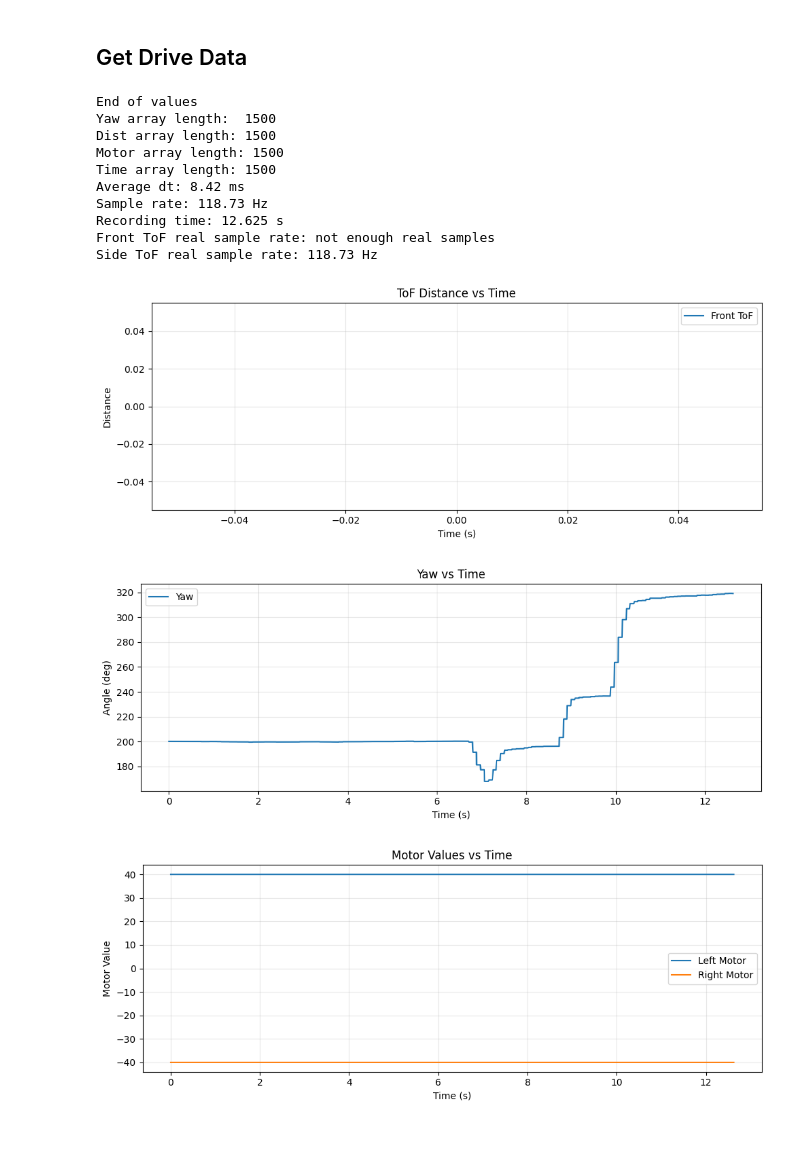
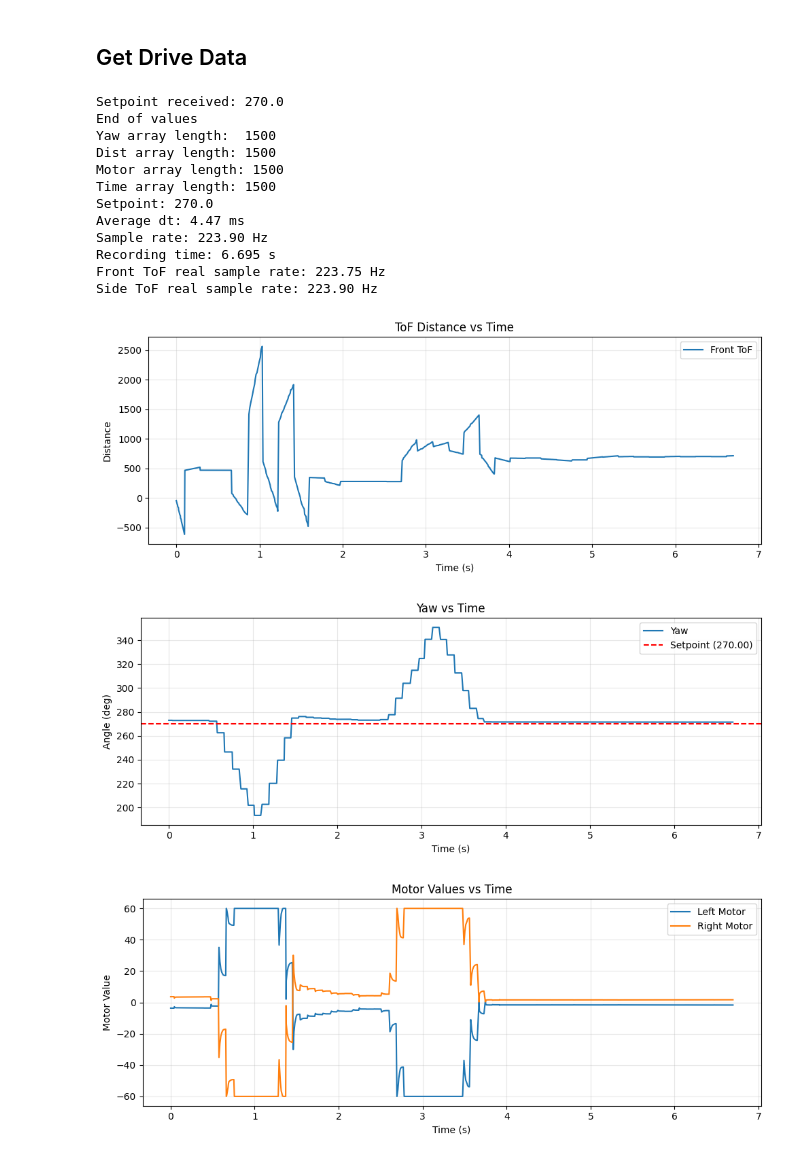
Before and after one commit to leslier7/ece5160-fast-robotics, a Jupyter notebook: jupyter_notebooks/bluetoothcontrols.ipynb, the cells around one changed output. Saved outputs shown, nothing was run; the diff lists cells and outputs as text; code cells hidden in the pictures.

```diff
--- a/jupyter_notebooks/bluetoothcontrols.ipynb
+++ b/jupyter_notebooks/bluetoothcontrols.ipynb
@@ -884,10 +884,12 @@ time_values = []
 yaw_values = []
 dist_values = []
 motor_values = []
+setpoint_value = None
 
 def drive_data_notification_callback(uuid, data: bytearray):
+    global setpoint_value
+
     msg = ble.bytearray_to_string(data).strip()
-    # print("Msg received:", repr(msg))
 
     parts = [p.strip() for p in msg.split(",") if p.strip()]
     for token in parts:
@@ -896,8 +898,17 @@ def drive_data_notification_callback(uuid, data: bytearray):
             done.set()
             return
 
+        if token.lower().startswith("setpoint:"):
+            try:
+                _, sp_str = token.split(":", 1)
+                setpoint_value = float(sp_str)
+                print(f"Setpoint received: {setpoint_value}")
+            except ValueError:
+                print("Bad setpoint token:", repr(token))
+            continue
+
         try:
-            # New format:
+            # Sample format:
             # time:yaw:front:side:left_motor:right_motor
             time_str, yaw_str, front_str, side_str, left_mot_str, right_mot_str = token.split(":", 5)
 
@@ -910,10 +921,13 @@ def drive_data_notification_callback(uuid, data: bytearray):
             print("Bad token:", repr(token))
 
 def get_drive_data(timeout_s=60.0):
+    global setpoint_value
+
     time_values.clear()
     yaw_values.clear()
     dist_values.clear()
     motor_values.clear()
+    setpoint_value = None
     done.clear()
 
     # Send command
@@ -926,7 +940,13 @@ def get_drive_data(timeout_s=60.0):
     if not done.is_set():
         print("Timeout reached.")
 
-    return list(yaw_values), list(dist_values), list(motor_values), list(time_values)
+    return (
+        list(yaw_values),
+        list(dist_values),
+        list(motor_values),
+        list(time_values),
+        setpoint_value,
+    )
 
 # Start notify
 try:
@@ -940,13 +960,13 @@ except Exception as e:
 
 time.sleep(0.2)
 
-yaw_vals, dist_vals, motor_vals, time_vals = get_drive_data()
+yaw_vals, dist_vals, motor_vals, time_vals, setpoint = get_drive_data()
 
-print("Yaw array length: ", len(yaw_values))
-print("Dist array length:", len(dist_values))
-print("Motor array length:", len(motor_values))
-print("Time array length:", len(time_values))
-# print("Time values:", time_vals[-50:])
+print("Yaw array length: ", len(yaw_vals))
+print("Dist array length:", len(dist_vals))
+print("Motor array length:", len(motor_vals))
+print("Time array length:", len(time_vals))
+print("Setpoint:", setpoint)
 
 t_ms = np.array(time_vals, dtype=np.int64)
 
@@ -1021,44 +1041,50 @@ plt.legend()
 plt.tight_layout()
 plt.show()
 
-# --- Plot yaw over time ---
+# --- Plot yaw over time with setpoint ---
 plt.figure(figsize=(10, 4))
 plt.plot(t_s, yaw, label="Yaw")
+if setpoint is not None:
+    plt.axhline(setpoint, color='red', linestyle='--', label=f"Setpoint ({setpoint:.2f})")
+else:
+    print("Warning: no setpoint received")
 plt.xlabel("Time (s)")
 plt.ylabel("Angle (deg)")
 plt.title("Yaw vs Time")
 plt.grid(True, alpha=0.3)
 plt.legend()
 plt.tight_layout()
 plt.show()
 
 # --- Plot Motor values over time ---
 plt.figure(figsize=(10, 4))
 plt.plot(t_s, left_mot, label="Left Motor")
 plt.plot(t_s, right_mot, label="Right Motor")
 plt.xlabel("Time (s)")
 plt.ylabel("Motor Value")
 plt.title("Motor Values vs Time")
 plt.grid(True, alpha=0.3)
 plt.legend()
 plt.tight_layout()
 plt.show()
 
 try:
     ble.stop_notify(ble.uuid['RX_STRING'])
 except Exception as e:
     print("Failed to stop notifications with exception:", e)
 # %% [output]
+Setpoint received: 270.0
 End of values
 Yaw array length:  1500
 Dist array length: 1500
 Motor array length: 1500
 Time array length: 1500
-Average dt: 8.42 ms
-Sample rate: 118.73 Hz
-Recording time: 12.625 s
-Front ToF real sample rate: not enough real samples
-Side ToF real sample rate: 118.73 Hz
+Setpoint: 270.0
+Average dt: 4.47 ms
+Sample rate: 223.90 Hz
+Recording time: 6.695 s
+Front ToF real sample rate: 223.75 Hz
+Side ToF real sample rate: 223.90 Hz
-[figure, old version]
+[figure, new version]
-[figure, old version]
+[figure, new version]
-[figure, old version]
+[figure, new version]
```
Also changed, not shown: parts of 2 cells of this notebook, 4 other files.
